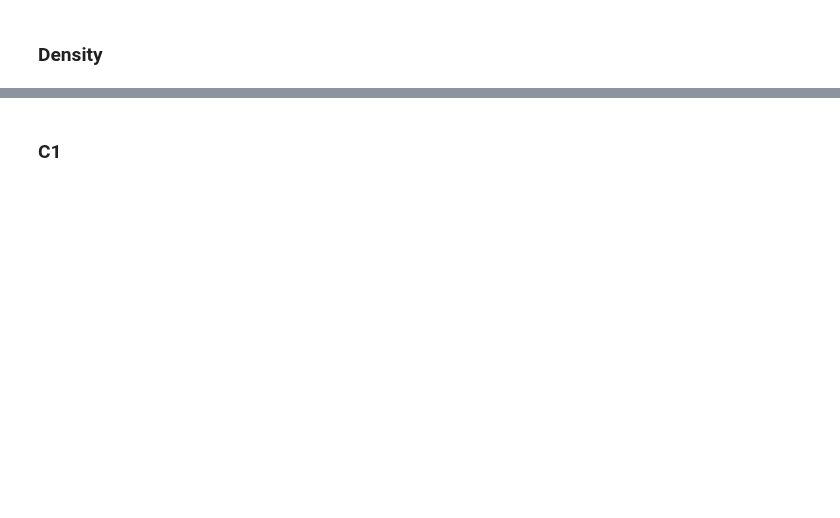
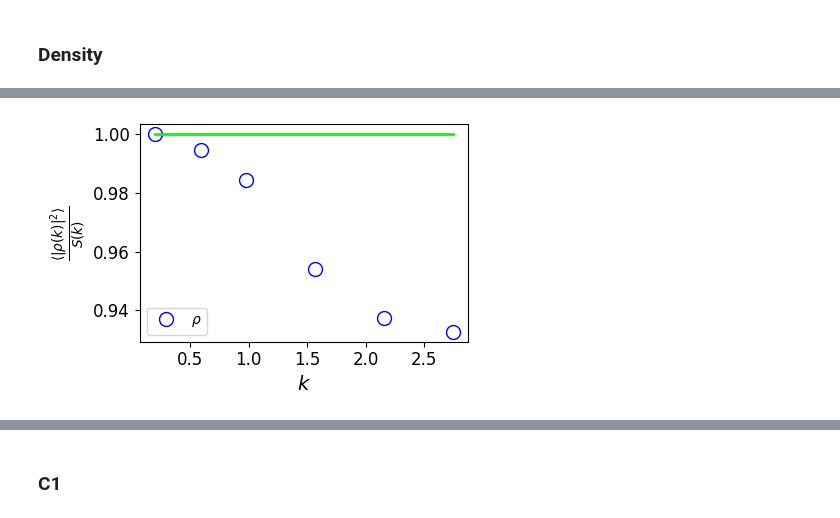
Before and after one commit to uschille/LBMeX, a Jupyter notebook: src_lbm/binary/analysis.ipynb, the cells around one changed output, grey strips where cells are left out. Cells and saved outputs as stored; diff of their text form; code cells hidden in the pictures; blank space fills up the shorter version.

```diff
--- a/src_lbm/binary/analysis.ipynb
+++ b/src_lbm/binary/analysis.ipynb
@@ -237,34 +261,36 @@ fig, ax = plt.subplots(1, 1, figsize = (sz*ar, sz))
 
 colors = ['b', "r", "k"]
 markers = ["o", "s", '^']
 labels = [r"$\rho$"]
 
 rho_scale = lambda a, c: a*c
 scale_factor = 1
 # scale_factor = cs2
 
 for d in data:
         d /= kbt
         # d[slc] = (d.sum() - d[slc])/(L**3)
         d[slc] /= (L**3*T)/kbt
         x, y = spherically_averaged_structure_factor(d, rho0, phi0, scale_factor = scale_factor, func = rho_scale)
         x, y = make_bins(x, binsize, to_bin2 = y)
         ax.plot(x, y,
                 marker = markers[0], color = colors[0],
                 markerfacecolor = "None", markersize = 10,
                 linestyle = "None", label = labels[0])
 
 ax.plot(x, [1]*x.size, 'lime', lw = 2)
 
 ax.set_xlabel(r"$k$", fontsize = 14)
 ax.set_ylabel(r"$\frac{ \langle | \rho(k) | ^2 \rangle }{S(k)}$", fontsize = 14)
 
 ax.tick_params(axis='both', which='major', labelsize=12)
 ax.tick_params(axis='both', which='minor', labelsize=10)
 ax.legend()
-ax.set_ylim([0.95, 1.05])
+# ax.set_ylim([0.95, 1.05])
 fig.tight_layout()
 # fig.savefig("./equilibration_ratio.svg")
+# %% [output]
+[figure, added]
 # %%
 sz = 4
 fig, tax = plt.subplots(1, 1, figsize = (sz, sz), subplot_kw={'projection': 'polar'})
```
Also changed, not shown: parts of 14 cells of this notebook, 3 other files.
